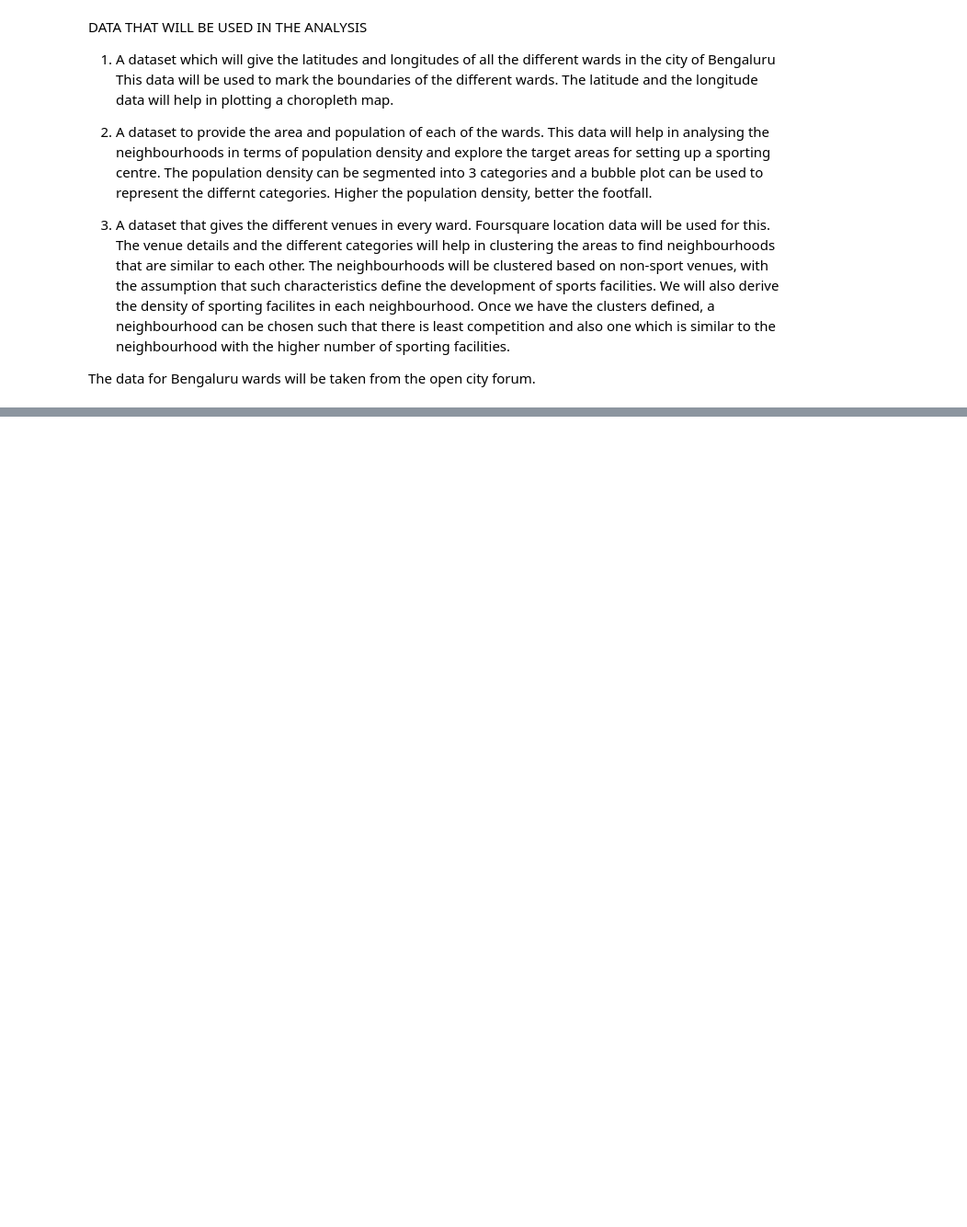
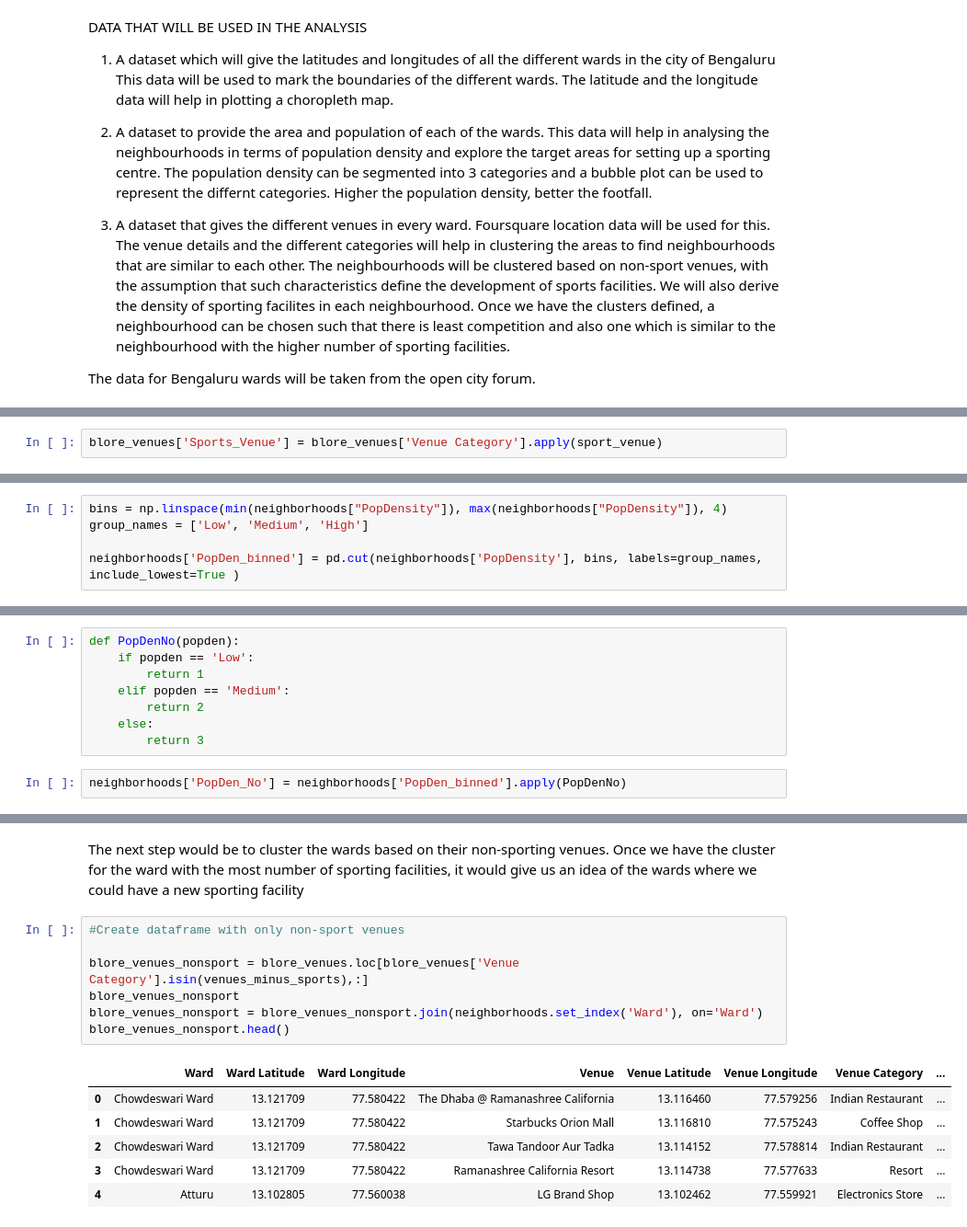
Before and after one commit to preethkrish/Coursera_Capstone, a Jupyter notebook: Exploring_Neighbourhoods_in_Bengaluru.ipynb, the cells around one changed output, grey strips where cells are left out. Shown: that part at 92% size. Saved outputs shown, nothing was run; the diff lists cells and outputs as text; blank space fills up the shorter version.

```diff
--- a/Exploring_Neighbourhoods_in_Bengaluru.ipynb
+++ b/Exploring_Neighbourhoods_in_Bengaluru.ipynb
@@ -33,0 +318,2 @@ The data for Bengaluru wards will be taken from the open city forum.
+# %%
+blore_venues['Sports_Venue'] = blore_venues['Venue Category'].apply(sport_venue)
@@ -33,0 +356,5 @@ The data for Bengaluru wards will be taken from the open city forum.
+# %%
+bins = np.linspace(min(neighborhoods["PopDensity"]), max(neighborhoods["PopDensity"]), 4)
+group_names = ['Low', 'Medium', 'High']
+
+neighborhoods['PopDen_binned'] = pd.cut(neighborhoods['PopDensity'], bins, labels=group_names, include_lowest=True )
@@ -33,0 +363,10 @@ The data for Bengaluru wards will be taken from the open city forum.
+# %%
+def PopDenNo(popden):
+    if popden == 'Low':
+        return 1
+    elif popden == 'Medium':
+        return 2
+    else:
+        return 3
+# %%
+neighborhoods['PopDen_No'] = neighborhoods['PopDen_binned'].apply(PopDenNo)
@@ -33,0 +406,16 @@ The data for Bengaluru wards will be taken from the open city forum.
+# %% [markdown]
+The next step would be to cluster the wards based on their non-sporting venues. Once we have the cluster for the ward with the most number of sporting facilities, it would give us an idea of the wards where we could have a new sporting facility
+# %%
+#Create dataframe with only non-sport venues
+
+blore_venues_nonsport = blore_venues.loc[blore_venues['Venue Category'].isin(venues_minus_sports),:]
+blore_venues_nonsport
+blore_venues_nonsport = blore_venues_nonsport.join(neighborhoods.set_index('Ward'), on='Ward')
+blore_venues_nonsport.head()
+# %% [output]
+|  | Ward | Ward Latitude | Ward Longitude | Venue | Venue Latitude | Venue Longitude | Venue Category | ... |
+| 0 | Chowdeswari Ward | 13.121709 | 77.580422 | The Dhaba @ Ramanashree California | 13.116460 | 77.579256 | Indian Restaurant | ... |
+| 1 | Chowdeswari Ward | 13.121709 | 77.580422 | Starbucks Orion Mall | 13.116810 | 77.575243 | Coffee Shop | ... |
+| 2 | Chowdeswari Ward | 13.121709 | 77.580422 | Tawa Tandoor Aur Tadka | 13.114152 | 77.578814 | Indian Restaurant | ... |
+| 3 | Chowdeswari Ward | 13.121709 | 77.580422 | Ramanashree California Resort | 13.114738 | 77.577633 | Resort | ... |
+| 4 | Atturu | 13.102805 | 77.560038 | LG Brand Shop | 13.102462 | 77.559921 | Electronics Store | ... |
```
Also changed, not shown: parts of 37 cells of this notebook.
